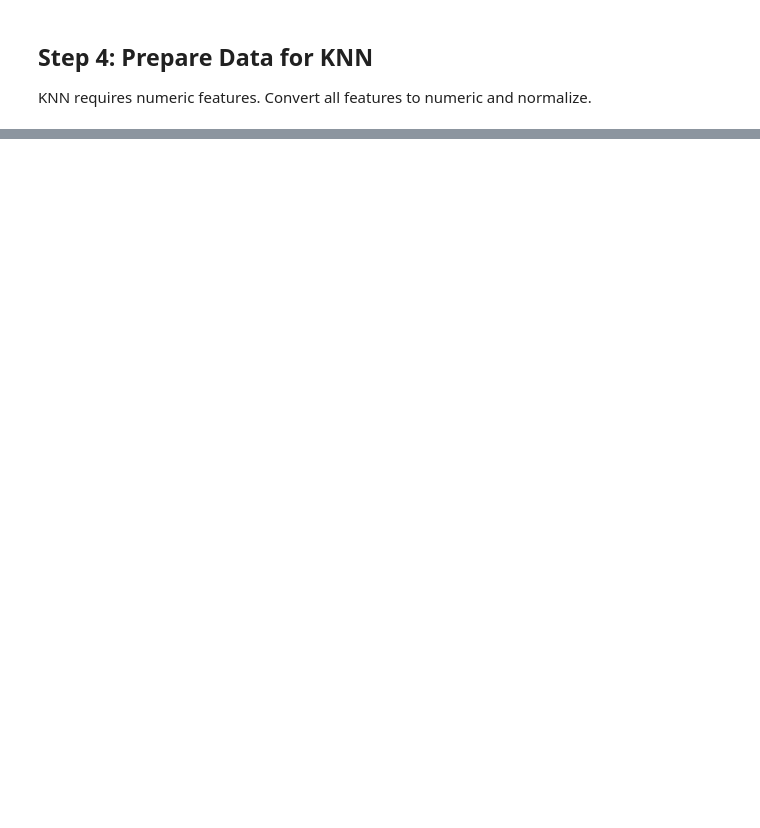
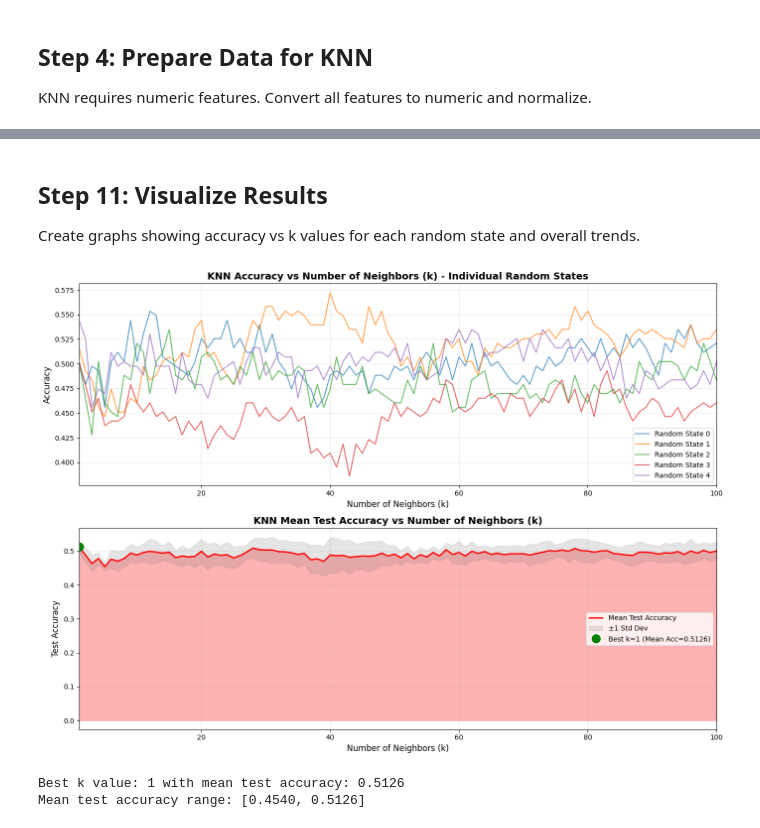
Before and after one commit to J0shua-source/CS-322-ProjectOverview, a Jupyter notebook: mysklearn/knn_algorithm.ipynb, the cells around one changed output, grey strips where cells are left out. Drawn from its saved outputs; the diff is of its cells as text; code cells hidden in the pictures; blank space fills up the shorter version.

```diff
--- a/mysklearn/knn_algorithm.ipynb
+++ b/mysklearn/knn_algorithm.ipynb
@@ -125,0 +283,11 @@ print()
+# %%
+# Make predictions on test set
+y_pred = knn.predict(X_test_array).tolist()
+
+print("Predictions generated:")
+print(f"  Test samples: {len(y_test)}")
+print(f"  Predictions: {len(y_pred)}")
+print()
+print("Predicted class distribution:")
+print(pd.Series(y_pred).value_counts().to_dict())
+print()
@@ -125,0 +432,66 @@ print()
+# %% [markdown]
+## Step 11: Visualize Results
+
+Create graphs showing accuracy vs k values for each random state and overall trends.
+# %%
+# Create visualization
+fig, axes = plt.subplots(2, 1, figsize=(14, 10))
+
+# Plot 1: Individual random states
+ax1 = axes[0]
+for rs in random_states:
+    k_vals = sorted(results[rs].keys())
+    acc_vals = [results[rs][k] for k in k_vals]
+    ax1.plot(k_vals, acc_vals, label=f'Random State {rs}', alpha=0.7, linewidth=1.5)
+
+ax1.set_xlabel('Number of Neighbors (k)', fontsize=12)
+ax1.set_ylabel('Accuracy', fontsize=12)
+ax1.set_title('KNN Accuracy vs Number of Neighbors (k) - Individual Random States', fontsize=14, fontweight='bold')
+ax1.legend(loc='best', fontsize=10)
+ax1.grid(True, alpha=0.3)
+ax1.set_xlim(1, 100)
+
+# Plot 2: Mean test accuracy across all random states
+ax2 = axes[1]
+mean_test_accuracies = []
+for k in k_values:
+    accs_for_k = [results[rs][k] for rs in random_states]
+    mean_test_accuracies.append(np.mean(accs_for_k))
+
+ax2.plot(k_values, mean_test_accuracies, color='red', linewidth=2, label='Mean Test Accuracy')
+ax2.fill_between(k_values, mean_test_accuracies, alpha=0.3, color='red')
+
+# Add standard deviation bands
+std_accuracies = []
+for k in k_values:
+    accs_for_k = [results[rs][k] for rs in random_states]
+    std_accuracies.append(np.std(accs_for_k))
+
+upper_bound = [mean_test_accuracies[i] + std_accuracies[i] for i in range(len(mean_test_accuracies))]
+lower_bound = [mean_test_accuracies[i] - std_accuracies[i] for i in range(len(mean_test_accuracies))]
+ax2.fill_between(k_values, lower_bound, upper_bound, alpha=0.2, color='gray', label='±1 Std Dev')
+
+ax2.set_xlabel('Number of Neighbors (k)', fontsize=12)
+ax2.set_ylabel('Test Accuracy', fontsize=12)
+ax2.set_title('KNN Mean Test Accuracy vs Number of Neighbors (k)', fontsize=14, fontweight='bold')
+ax2.legend(loc='best', fontsize=10)
+ax2.grid(True, alpha=0.3)
+ax2.set_xlim(1, 100)
+
+# Find and mark best k
+best_k_idx = np.argmax(mean_test_accuracies)
+best_k = k_values[best_k_idx]
+best_acc = mean_test_accuracies[best_k_idx]
+ax2.plot(best_k, best_acc, 'go', markersize=12, label=f'Best k={best_k} (Mean Acc={best_acc:.4f})')
+ax2.legend(loc='best', fontsize=10)
+
+plt.tight_layout()
+plt.show()
+
+print(f"Best k value: {best_k} with mean test accuracy: {best_acc:.4f}")
+print(f"Mean test accuracy range: [{min(mean_test_accuracies):.4f}, {max(mean_test_accuracies):.4f}]")
+print()
+# %% [output]
+[figure, added]
+Best k value: 1 with mean test accuracy: 0.5126
+Mean test accuracy range: [0.4540, 0.5126]
```
Also changed, not shown: parts of 18 cells of this notebook, 6 other files.
